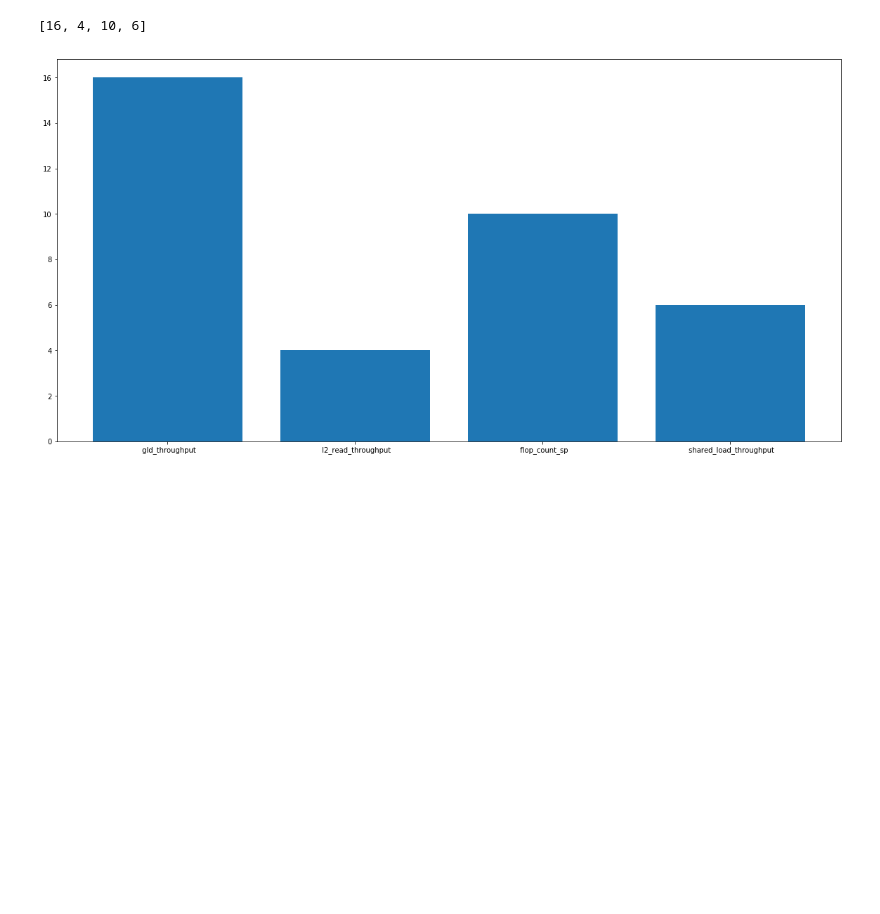
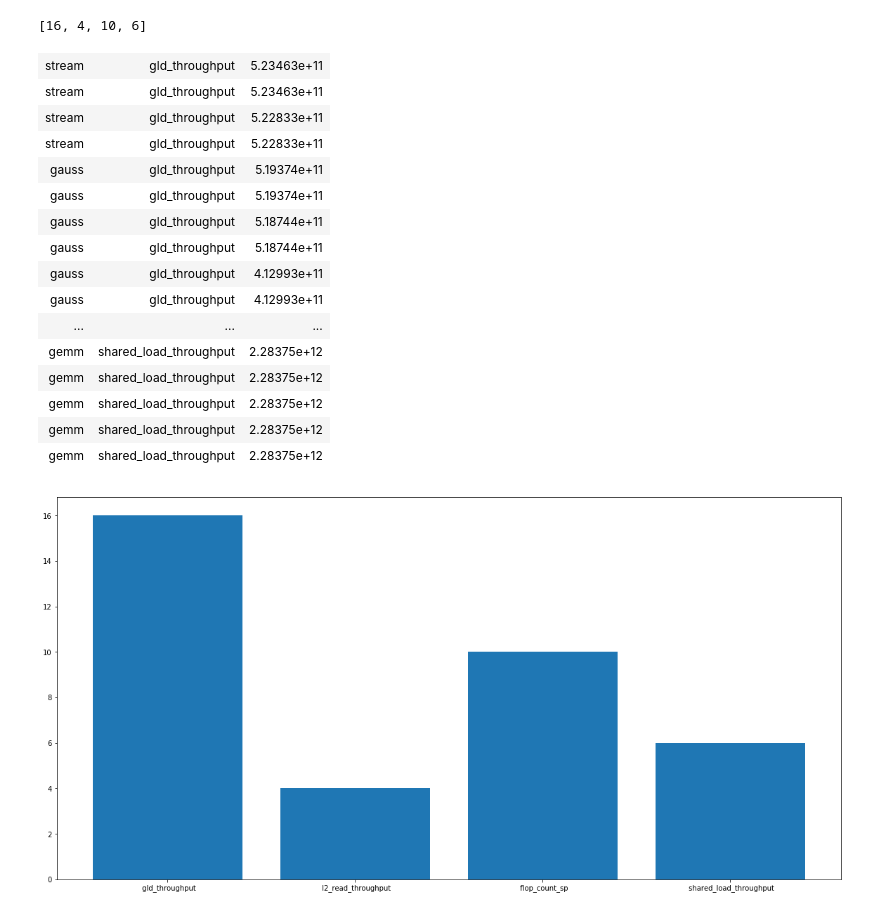
Before and after one commit to YulianaGomez/power, a Jupyter notebook: nvidia_gpus/all_apps/single_runs.ipynb, the cells around one changed output. Drawn from its saved outputs; the diff is of its cells as text; code cells hidden in the pictures; blank space fills up the shorter version.

Commit message:
added table comparison

```diff
--- a/nvidia_gpus/all_apps/single_runs.ipynb
+++ b/nvidia_gpus/all_apps/single_runs.ipynb
@@ -392,6 +392,28 @@ print (list(v))
 #display(HTML(tabulate.tabulate(all, tablefmt='html')))
 # %% [output]
 [16, 4, 10, 6]
+# %%
+from IPython.display import HTML, display
+import tabulate
+
+display(HTML(tabulate.tabulate(list(all), tablefmt='html')))
+# %% [output]
+| stream | gld_throughput | 5.23463e+11 |
+| stream | gld_throughput | 5.23463e+11 |
+| stream | gld_throughput | 5.22833e+11 |
+| stream | gld_throughput | 5.22833e+11 |
+| gauss | gld_throughput | 5.19374e+11 |
+| gauss | gld_throughput | 5.19374e+11 |
+| gauss | gld_throughput | 5.18744e+11 |
+| gauss | gld_throughput | 5.18744e+11 |
+| gauss | gld_throughput | 4.12993e+11 |
+| gauss | gld_throughput | 4.12993e+11 |
+| ... | ... | ... |
+| gemm | shared_load_throughput | 2.28375e+12 |
+| gemm | shared_load_throughput | 2.28375e+12 |
+| gemm | shared_load_throughput | 2.28375e+12 |
+| gemm | shared_load_throughput | 2.28375e+12 |
+| gemm | shared_load_throughput | 2.28375e+12 |
 # %%
 import matplotlib.pyplot as plt
 #data_pd = pd.DataFrame(list(dict_all.items()))
```
